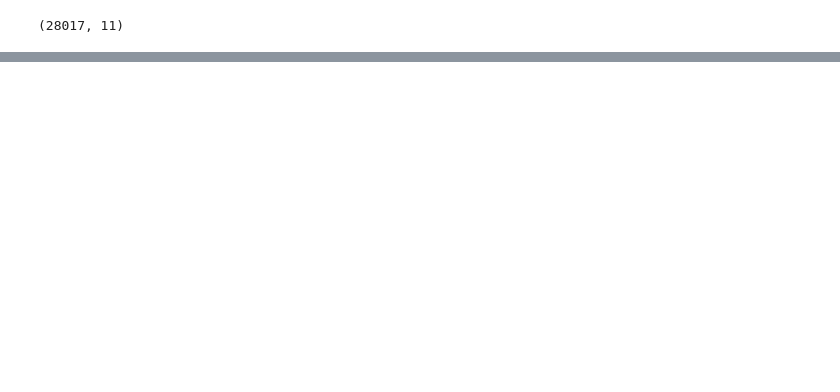
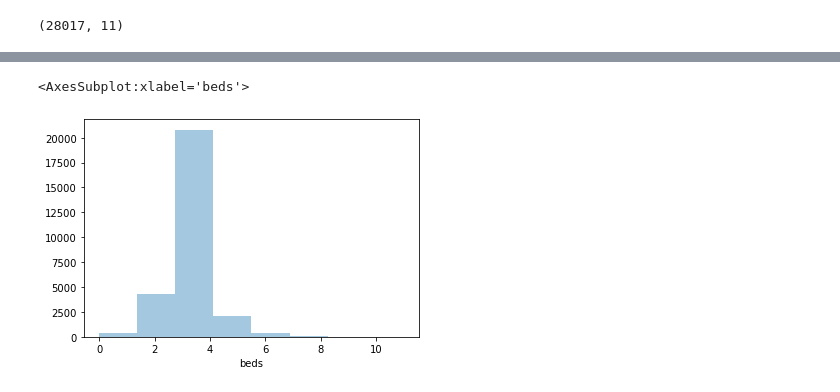
Before and after one commit to SLawsonWoods/zillow_project, a Jupyter notebook: initial_notebook_zillow.ipynb, the cells around one changed output, grey strips where cells are left out. Cells and saved outputs as stored; diff of their text form; code cells hidden in the pictures; blank space fills up the shorter version.

```diff
--- a/initial_notebook_zillow.ipynb
+++ b/initial_notebook_zillow.ipynb
@@ -208,0 +329,6 @@ df2.head()
+# %%
+# Plot the histogram thanks to the distplot function
+sns.distplot( a=df2["beds"], bins=8, hist=True, kde=False, rug=False )
+# %% [output]
+<AxesSubplot:xlabel='beds'>
+[figure, added]
```
Also changed, not shown: parts of 37 cells of this notebook, 1 other file.
